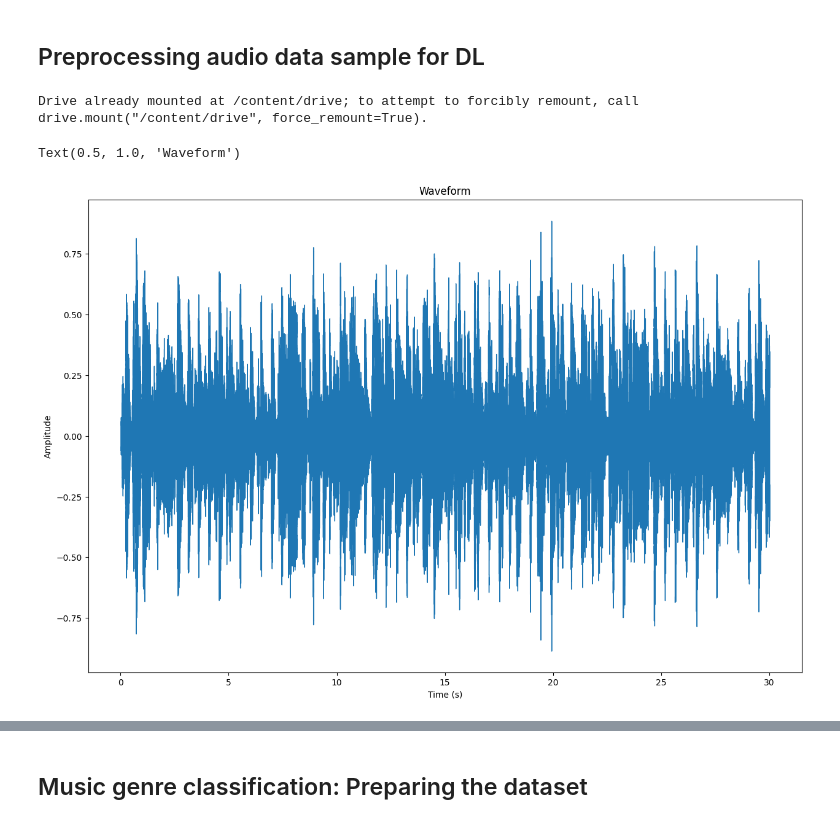
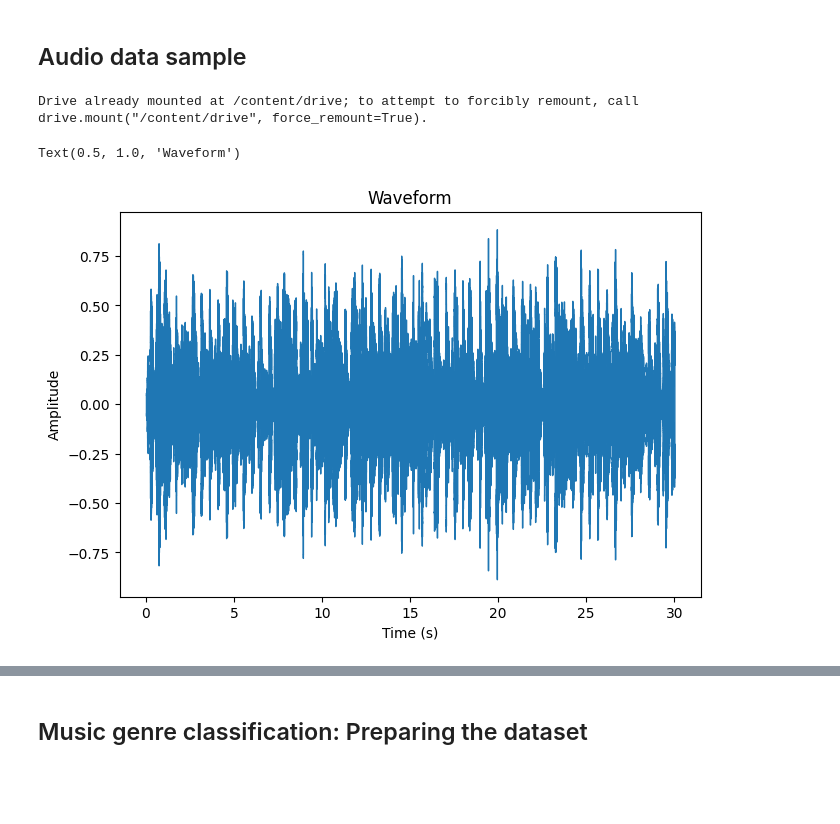
Before and after one commit to AyaSafan/Music-Genre-Classification, a Jupyter notebook: Music-Genre-Classification.ipynb, the cells around one changed output, grey strips where cells are left out. Cells and saved outputs as stored; diff of their text form; code cells hidden in the pictures; blank space fills up the shorter version.

```diff
--- a/Music-Genre-Classification.ipynb
+++ b/Music-Genre-Classification.ipynb
@@ -1,5 +1,5 @@
 # %% [markdown]
-## Preprocessing audio data sample for DL
+## Audio data sample
 # %%
 import numpy as np
 import librosa, librosa.display
@@ -12,20 +14,19 @@ Drive already mounted at /content/drive; to attempt to forcibly remount, call dr
 # %%
-FIG_SIZE = (15,10)
+FIG_SIZE = (7.5,5)
 
-file = "/content/drive/MyDrive/Colab Notebooks/AI-2024/Data/genres_original/blues/blues.00000.wav"
 
 # load audio file usig Librosa
 signal, sample_rate = librosa.load(file, sr=22050)
 
 # Show waveform
 plt.figure(figsize=FIG_SIZE)
 librosa.display.waveshow(signal, sr=sample_rate)
 plt.xlabel("Time (s)")
 plt.ylabel("Amplitude")
 plt.title("Waveform")
 # %% [output]
 Text(0.5, 1.0, 'Waveform')
-[figure, old version]
+[figure, new version]
 # %%
 # Fourier transform
 fft = np.fft.fft(signal)
```
Also changed, not shown: parts of 48 cells of this notebook, 5 other files.
